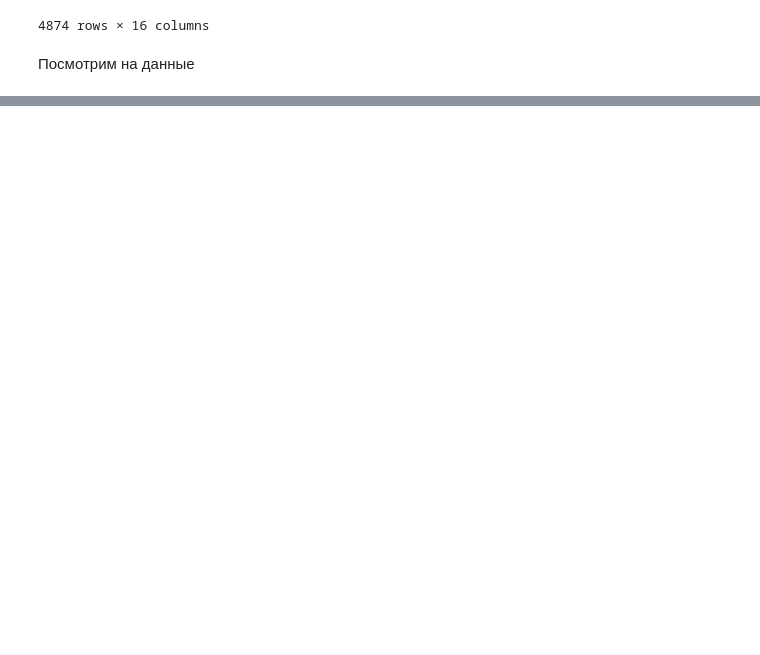
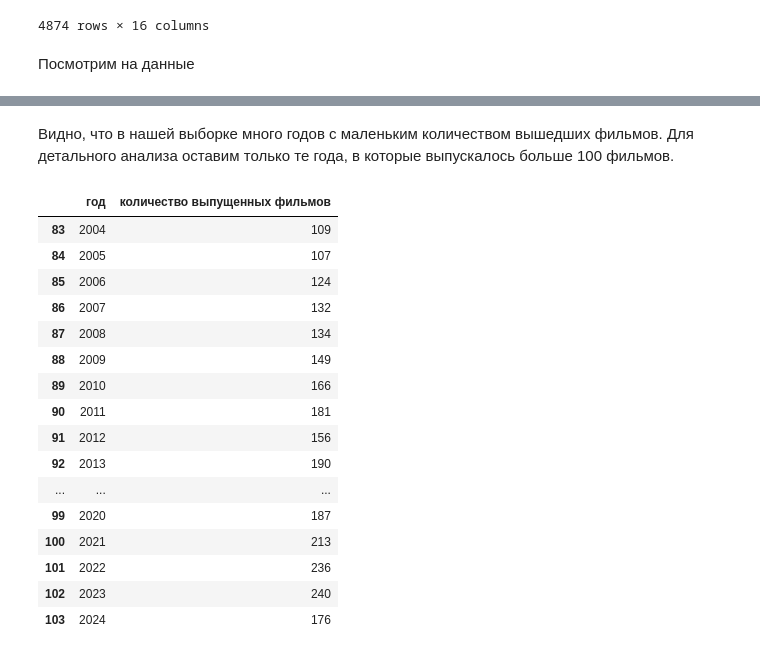
Before and after one commit to alburina/Andan-project-, a Jupyter notebook: graphics.ipynb, the cells around one changed output, grey strips where cells are left out. Saved outputs shown, nothing was run; the diff lists cells and outputs as text; code cells hidden in the pictures; blank space fills up the shorter version.

```diff
--- a/graphics.ipynb
+++ b/graphics.ipynb
@@ -64,0 +92,23 @@ df
+# %% [markdown]
+Видно, что в нашей выборке много годов с маленьким количеством вышедших фильмов. Для детального анализа оставим только те года, в которые выпускалось больше 100 фильмов.
+# %%
+df_100=df_number_of_films.loc[df_number_of_films["количество выпущенных фильмов"]>=100]
+df_100
+# %% [output]
+|  | год | количество выпущенных фильмов |
+| 83 | 2004 | 109 |
+| 84 | 2005 | 107 |
+| 85 | 2006 | 124 |
+| 86 | 2007 | 132 |
+| 87 | 2008 | 134 |
+| 88 | 2009 | 149 |
+| 89 | 2010 | 166 |
+| 90 | 2011 | 181 |
+| 91 | 2012 | 156 |
+| 92 | 2013 | 190 |
+| ... | ... | ... |
+| 99 | 2020 | 187 |
+| 100 | 2021 | 213 |
+| 101 | 2022 | 236 |
+| 102 | 2023 | 240 |
+| 103 | 2024 | 176 |
```
Also changed, not shown: parts of 6 cells of this notebook.
